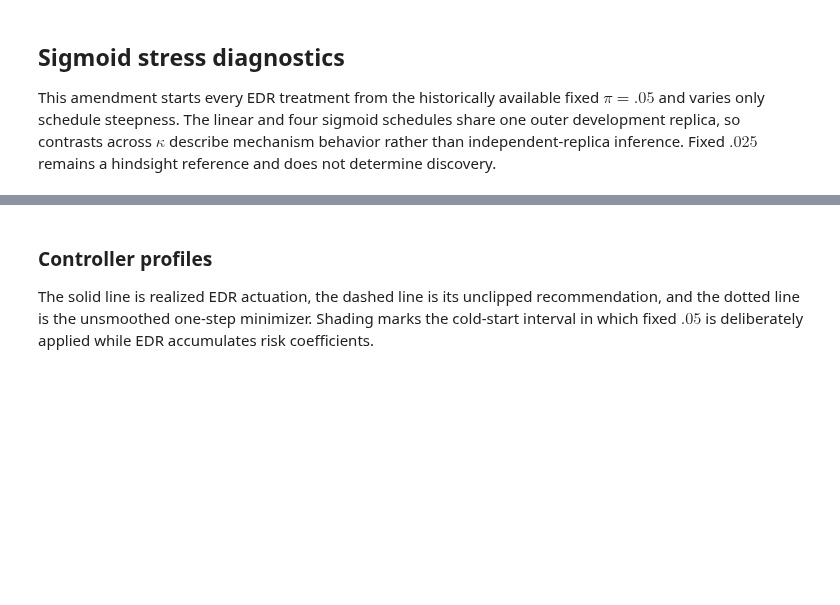
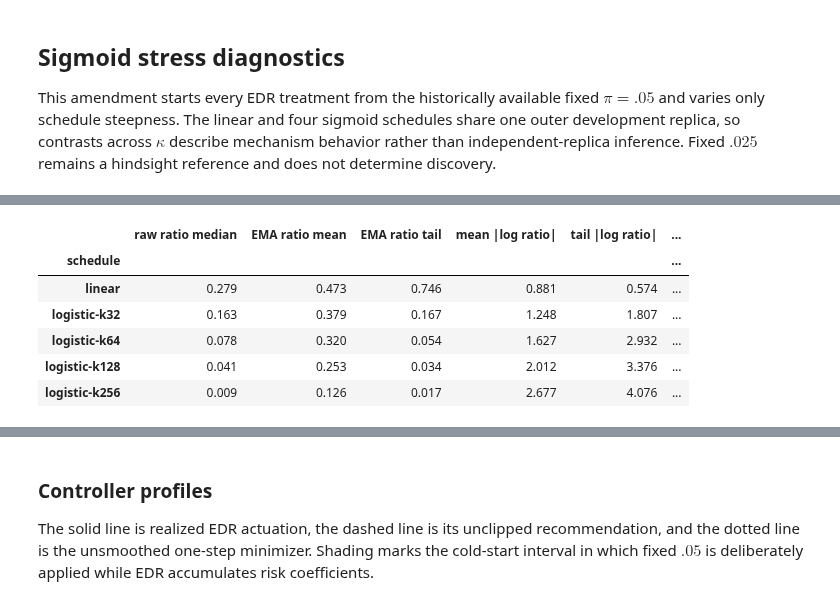
Before and after one commit to wdurno/notebooks, a Jupyter notebook: amari-chenstov-updates/mnist_experiment/plan4_edr_results.ipynb, the cells around one changed output, grey strips where cells are left out. Saved outputs shown, nothing was run; the diff lists cells and outputs as text; code cells hidden in the pictures; blank space fills up the shorter version.

```diff
--- a/amari-chenstov-updates/mnist_experiment/plan4_edr_results.ipynb
+++ b/amari-chenstov-updates/mnist_experiment/plan4_edr_results.ipynb
@@ -224,0 +265,23 @@ parity
+# %%
+calibration_rows = []
+for schedule in stress_order:
+    result = STRESS_SUMMARY['schedules'][schedule]
+    calibration = result['prequential_calibration']
+    calibration_rows.append({
+        'schedule': schedule,
+        'raw ratio median': calibration['raw_ratio_median_live'],
+        'EMA ratio mean': calibration['ema_ratio_mean_live'],
+        'EMA ratio tail': calibration['ema_ratio_last_ten_mean'],
+        'mean |log ratio|': calibration['mean_absolute_log_ema_ratio_live'],
+        'tail |log ratio|': calibration['last_ten_absolute_log_ema_ratio_mean'],
+        'paired NLL regression': result['comparisons']['edr_minus_fixed_005']['nll']['full_mean_difference'],
+    })
+pd.DataFrame(calibration_rows).set_index('schedule').style.format('{:.3f}')
+# %% [output]
+|  | raw ratio median | EMA ratio mean | EMA ratio tail | mean |log ratio| | tail |log ratio| | ... |
+| schedule |  |  |  |  |  | ... |
+| linear | 0.279 | 0.473 | 0.746 | 0.881 | 0.574 | ... |
+| logistic-k32 | 0.163 | 0.379 | 0.167 | 1.248 | 1.807 | ... |
+| logistic-k64 | 0.078 | 0.320 | 0.054 | 1.627 | 2.932 | ... |
+| logistic-k128 | 0.041 | 0.253 | 0.034 | 2.012 | 3.376 | ... |
+| logistic-k256 | 0.009 | 0.126 | 0.017 | 2.677 | 4.076 | ... |
```
Also changed, not shown: parts of 16 cells of this notebook, 4 other files.
